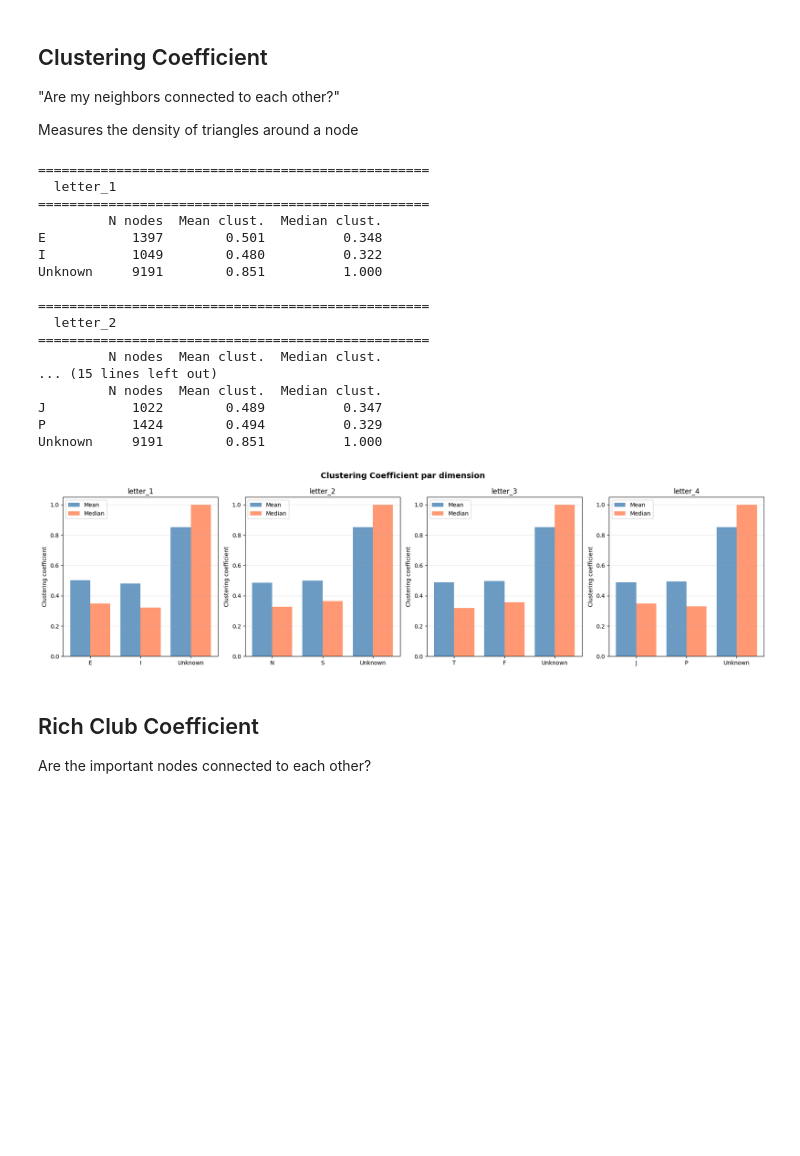
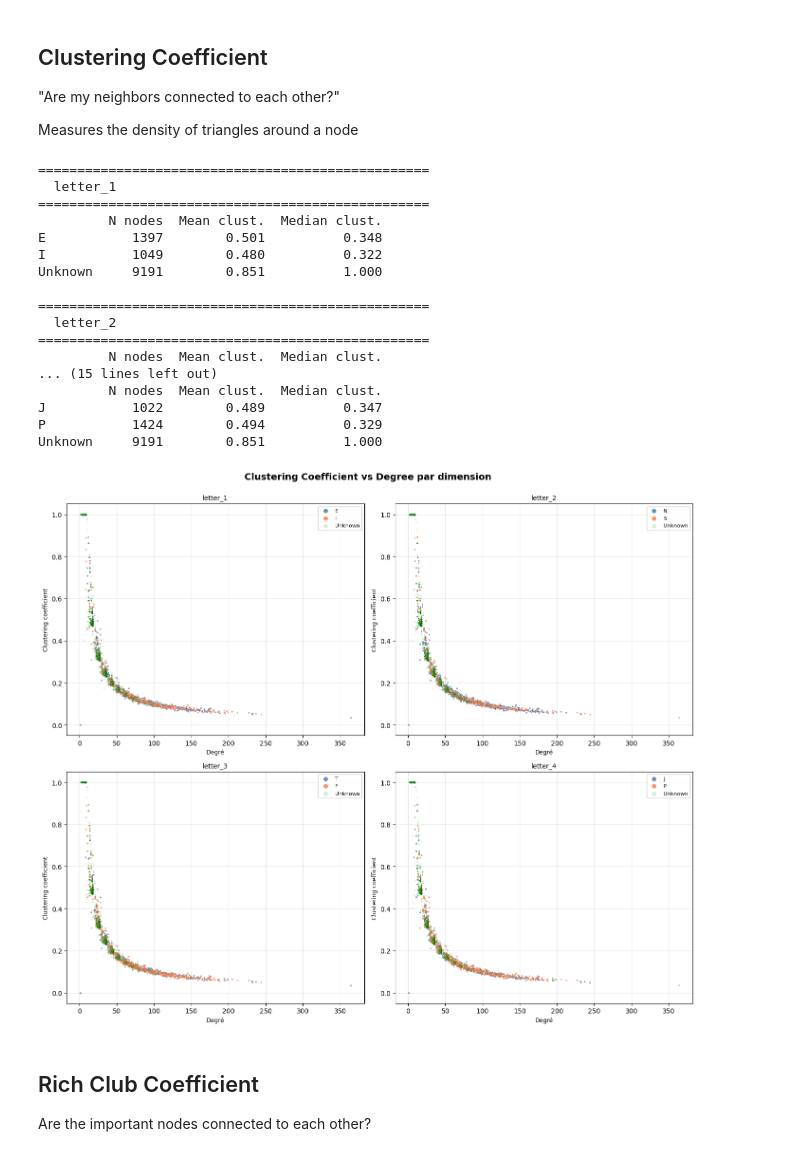
Before and after one commit to DavidGabrielPapa/TheseDeMaster, a Jupyter notebook: graph.ipynb, the cells around one changed output. Drawn from its saved outputs; the diff is of its cells as text; code cells hidden in the pictures; blank space fills up the shorter version.

```diff
--- a/graph.ipynb
+++ b/graph.ipynb
@@ -264,8 +262,8 @@ nodes_with_loops = list(nx.nodes_with_selfloops(G))
 print(nodes_with_loops)
 
 # remove loops
-G_no_loops = G.copy()
-G_no_loops.remove_edges_from(nx.selfloop_edges(G_no_loops))
+G = G.copy()
+G.remove_edges_from(nx.selfloop_edges(G))
 # %% [output]
 Number of selfloops : 9
 ['James Caan', 'Corey Burton', 'David Lascher', 'Leo Rossi', 'Chad Donella', 'Richard Linklater', 'Don Austen', 'Nick Jameson', 'Angelina Idnani']
@@ -843,6 +841,7 @@ Measures the density of triangles around a node
 # %%
 # Calcul
 clustering = nx.clustering(G)
+degree_raw = dict(G.degree())
 
 results_clust = {}
 for dim in DIMENSIONS :
@@ -855,56 +854,69 @@ for dim in DIMENSIONS :
                                     'median' : np.median(vals) if vals else None}
 
 # Infos
-for dim in DIMENSIONS:
+for dim in DIMENSIONS :
     print(f"\n{'='*50}\n  {dim}\n{'='*50}")
     df = pd.DataFrame(results_clust[dim]).T[['n_nodes', 'mean', 'median']]
     df.columns = ['N nodes', 'Mean clust.', 'Median clust.']
     df['N nodes'] = df['N nodes'].astype(int)
     df['Mean clust.'] = df['Mean clust.'].round(3)
     df['Median clust.'] = df['Median clust.'].round(3)
     print(df.to_string())
 
 # Graphique
-fig, axes = plt.subplots(1, 4, figsize=(18, 5))
-fig.suptitle("Clustering Coefficient par dimension", fontsize=14, fontweight='bold')
+COLORS = {'E': 'steelblue', 'I': 'coral', 'Unknown': 'green',
+          'N': 'steelblue', 'S': 'coral',
+          'T': 'steelblue', 'F': 'coral',
+          'J': 'steelblue', 'P': 'coral'}
 
-for ax, dim in zip(axes, DIMENSIONS) :
-    labels = list(results_clust[dim].keys())
-    means  = [results_clust[dim][v]['mean']   or 0 for v in labels]
-    medians= [results_clust[dim][v]['median'] or 0 for v in labels]
-    x = np.arange(len(labels))
+fig, axes = plt.subplots(2, 2, figsize=(14, 12))
+fig.suptitle("Clustering Coefficient vs Degree par dimension\n", fontsize=14, fontweight='bold')
 
-    ax.bar(x - 0.2, means,   0.4, label='Mean',   color='steelblue', alpha=0.8)
-    ax.bar(x + 0.2, medians, 0.4, label='Median', color='coral',     alpha=0.8)
-    ax.set_xticks(x)
-    ax.set_xticklabels(labels)
-    ax.set_title(dim)
-    ax.set_ylabel("Clustering coefficient")
-    ax.legend()
-    ax.grid(axis='y', alpha=0.3)
+for idx, dim in enumerate(DIMENSIONS) :
+    ax = axes[idx // 2][idx % 2]
+
+    for val in LETTERS[dim] :
+        nodes = [n for n, attr in G.nodes(data=True) if attr.get(dim, 'Unknown') == val]
+
+        if not nodes :
+            continue
+
+        x = [degree_raw[n] for n in nodes]
+        y = [clustering[n] for n in nodes]
+
+        if val == "Unknown" :
+            ax.scatter(x, y, label=val, color=COLORS[val], alpha=0.15, s=5, linewidths=0)
+        else :
+            ax.scatter(x, y, label=val, color=COLORS[val], alpha=0.85, s=5, linewidths=0)
+
+    ax.set_title(dim, fontsize=10)
+    ax.set_xlabel("Degré", fontsize=9)
+    ax.set_ylabel("Clustering coefficient", fontsize=9)
+    ax.legend(fontsize=8, markerscale=3)
+    ax.grid(alpha=0.3)
 
 plt.tight_layout()
-#plt.savefig("clustering.png", dpi=150, bbox_inches='tight')
+plt.savefig("Images/Graph/clustering_vs_degree.png", dpi=150, bbox_inches='tight')
 plt.show()
 # %% [output]
 ==================================================
   letter_1
 ==================================================
          N nodes  Mean clust.  Median clust.
 E           1397        0.501          0.348
 I           1049        0.480          0.322
 Unknown     9191        0.851          1.000
 
 ==================================================
   letter_2
 ==================================================
          N nodes  Mean clust.  Median clust.
 ... (15 lines left out)
          N nodes  Mean clust.  Median clust.
 J           1022        0.489          0.347
 P           1424        0.494          0.329
 Unknown     9191        0.851          1.000
-[figure, old version]
+[figure, new version]
 # %% [markdown]
 ## Rich Club Coefficient
 
```
Also changed, not shown: parts of 32 cells of this notebook, 21 other files.
